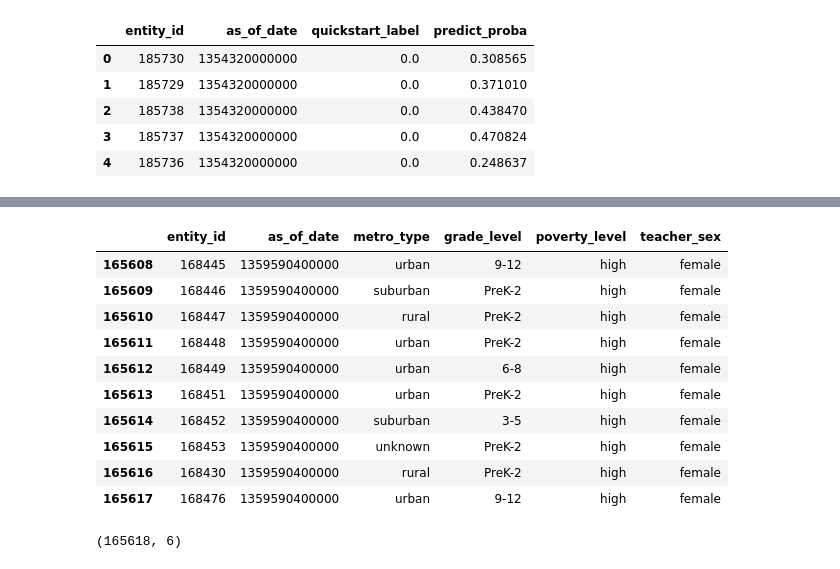
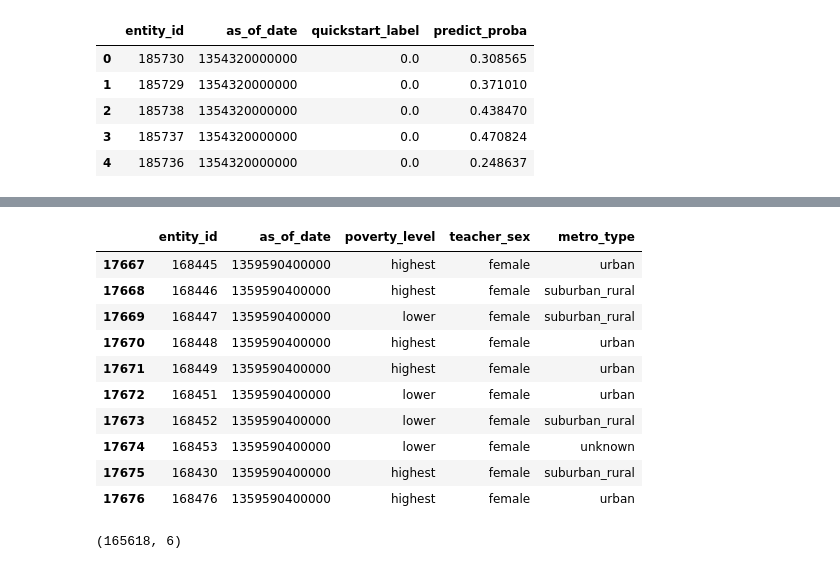
Before and after one commit to dssg/fairness_tutorial, a Jupyter notebook: single_model_audit.ipynb, the cells around one changed output, grey strips where cells are left out. Drawn from its saved outputs; the diff is of its cells as text; code cells hidden in the pictures.

Commit message:
balanced protected groups

```diff
--- a/single_model_audit.ipynb
+++ b/single_model_audit.ipynb
@@ -83,18 +71,19 @@ testdf['label_value'] = testdf['quickstart_label']
 # %%
-attr_df = pd.read_csv(os.path.join(datadir,'donors_choose_protected.csv.gz'), compression='gzip')
+datadir = os.path.join(os.getcwd(),'data/donors-choose-splits/')
+attr_df = pd.read_csv(os.path.join(datadir,'test_20121201_20130201_protected.csv.gz'), compression='gzip')
 attr_df.tail(10)
 # %% [output]
-|  | entity_id | as_of_date | metro_type | grade_level | poverty_level | teacher_sex |
-| 165608 | 168445 | 1359590400000 | urban | 9-12 | high | female |
-| 165609 | 168446 | 1359590400000 | suburban | PreK-2 | high | female |
-| 165610 | 168447 | 1359590400000 | rural | PreK-2 | high | female |
-| 165611 | 168448 | 1359590400000 | urban | PreK-2 | high | female |
-| 165612 | 168449 | 1359590400000 | urban | 6-8 | high | female |
-| 165613 | 168451 | 1359590400000 | urban | PreK-2 | high | female |
-| 165614 | 168452 | 1359590400000 | suburban | 3-5 | high | female |
-| 165615 | 168453 | 1359590400000 | unknown | PreK-2 | high | female |
-| 165616 | 168430 | 1359590400000 | rural | PreK-2 | high | female |
-| 165617 | 168476 | 1359590400000 | urban | 9-12 | high | female |
+|  | entity_id | as_of_date | poverty_level | teacher_sex | metro_type |
+| 17667 | 168445 | 1359590400000 | highest | female | urban |
+| 17668 | 168446 | 1359590400000 | highest | female | suburban_rural |
+| 17669 | 168447 | 1359590400000 | lower | female | suburban_rural |
+| 17670 | 168448 | 1359590400000 | highest | female | urban |
+| 17671 | 168449 | 1359590400000 | highest | female | urban |
+| 17672 | 168451 | 1359590400000 | lower | female | urban |
+| 17673 | 168452 | 1359590400000 | lower | female | suburban_rural |
+| 17674 | 168453 | 1359590400000 | lower | female | unknown |
+| 17675 | 168430 | 1359590400000 | highest | female | suburban_rural |
+| 17676 | 168476 | 1359590400000 | highest | female | urban |
 # %%
 attr_df['poverty_']
 # %% [output]
```
Also changed, not shown: parts of 17 cells of this notebook.
